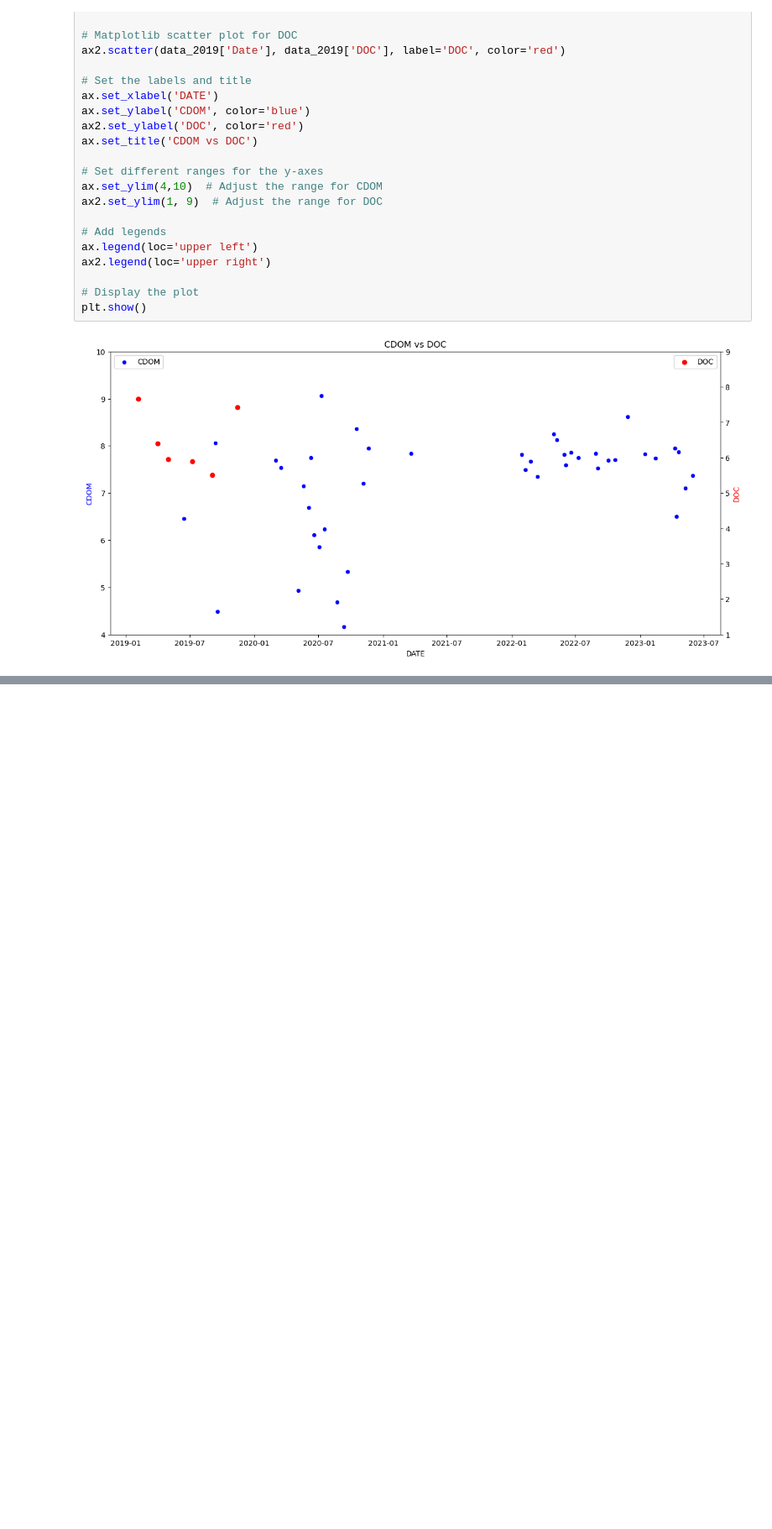
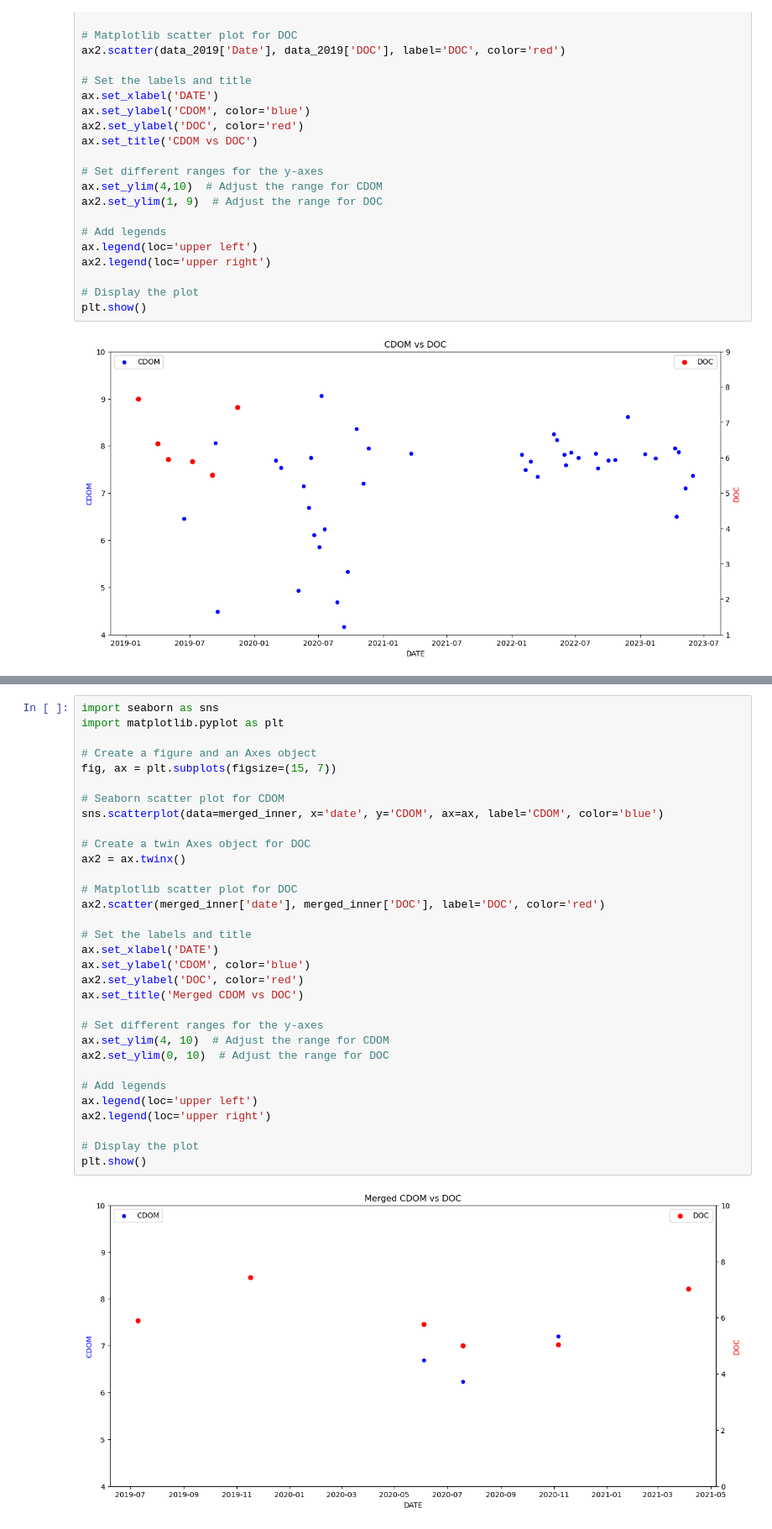
Before and after one commit to aisha1021/CDOM-DOM-BAND_Reflectance_Big_Moose_Lake_SENTINEL_2, a Jupyter notebook: BIG_MOOSE_LAKE_CDOM_DOC_SENTINEL2.ipynb, the cells around one changed output, grey strips where cells are left out. Shown at 84% size. Cells and saved outputs as stored; diff of their text form; blank space fills up the shorter version.

```diff
--- a/BIG_MOOSE_LAKE_CDOM_DOC_SENTINEL2.ipynb
+++ b/BIG_MOOSE_LAKE_CDOM_DOC_SENTINEL2.ipynb
@@ -749,0 +832,34 @@ plt.show()
+# %%
+import seaborn as sns
+import matplotlib.pyplot as plt
+
+# Create a figure and an Axes object
+fig, ax = plt.subplots(figsize=(15, 7))
+
+# Seaborn scatter plot for CDOM
+sns.scatterplot(data=merged_inner, x='date', y='CDOM', ax=ax, label='CDOM', color='blue')
+
+# Create a twin Axes object for DOC
+ax2 = ax.twinx()
+
+# Matplotlib scatter plot for DOC
+ax2.scatter(merged_inner['date'], merged_inner['DOC'], label='DOC', color='red')
+
+# Set the labels and title
+ax.set_xlabel('DATE')
+ax.set_ylabel('CDOM', color='blue')
+ax2.set_ylabel('DOC', color='red')
+ax.set_title('Merged CDOM vs DOC')
+
+# Set different ranges for the y-axes
+ax.set_ylim(4, 10)  # Adjust the range for CDOM
+ax2.set_ylim(0, 10)  # Adjust the range for DOC
+
+# Add legends
+ax.legend(loc='upper left')
+ax2.legend(loc='upper right')
+
+# Display the plot
+plt.show()
+# %% [output]
+[figure, added]
```
Also changed, not shown: parts of 8 cells of this notebook.
